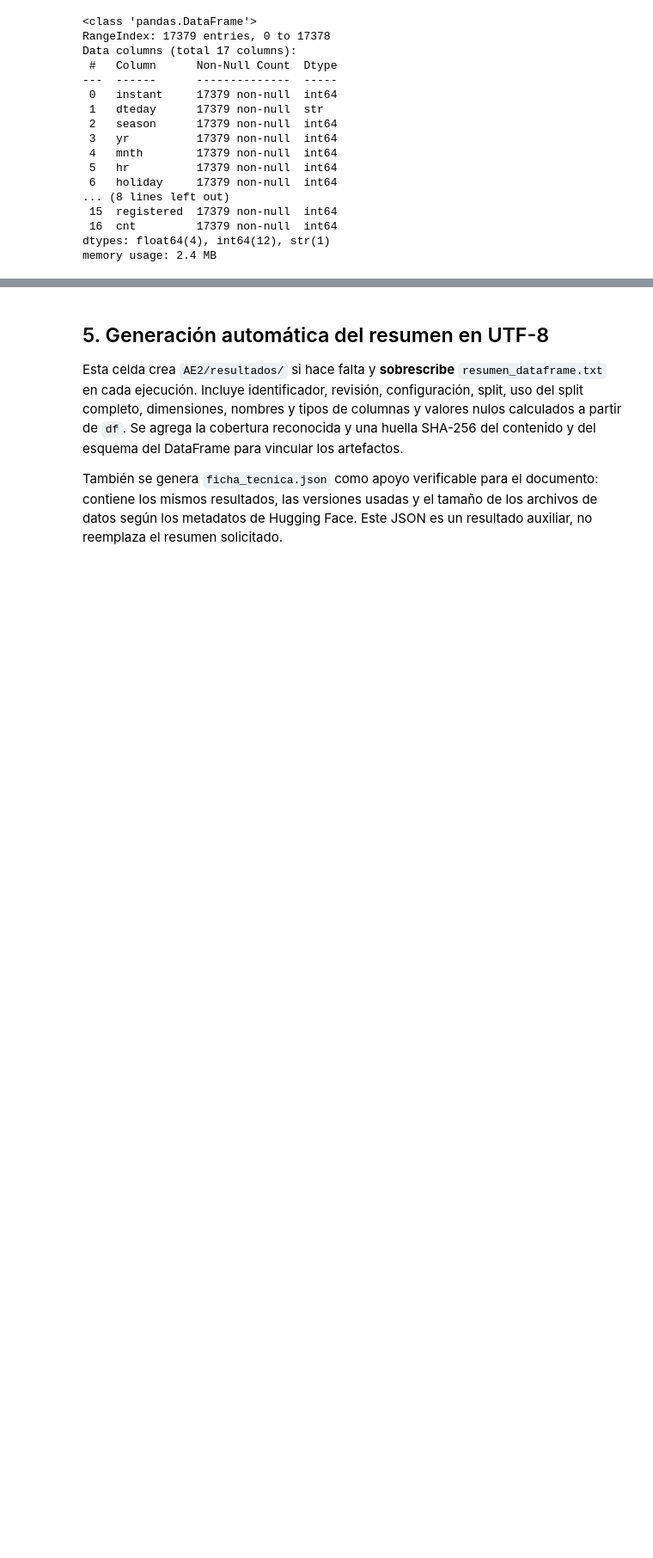
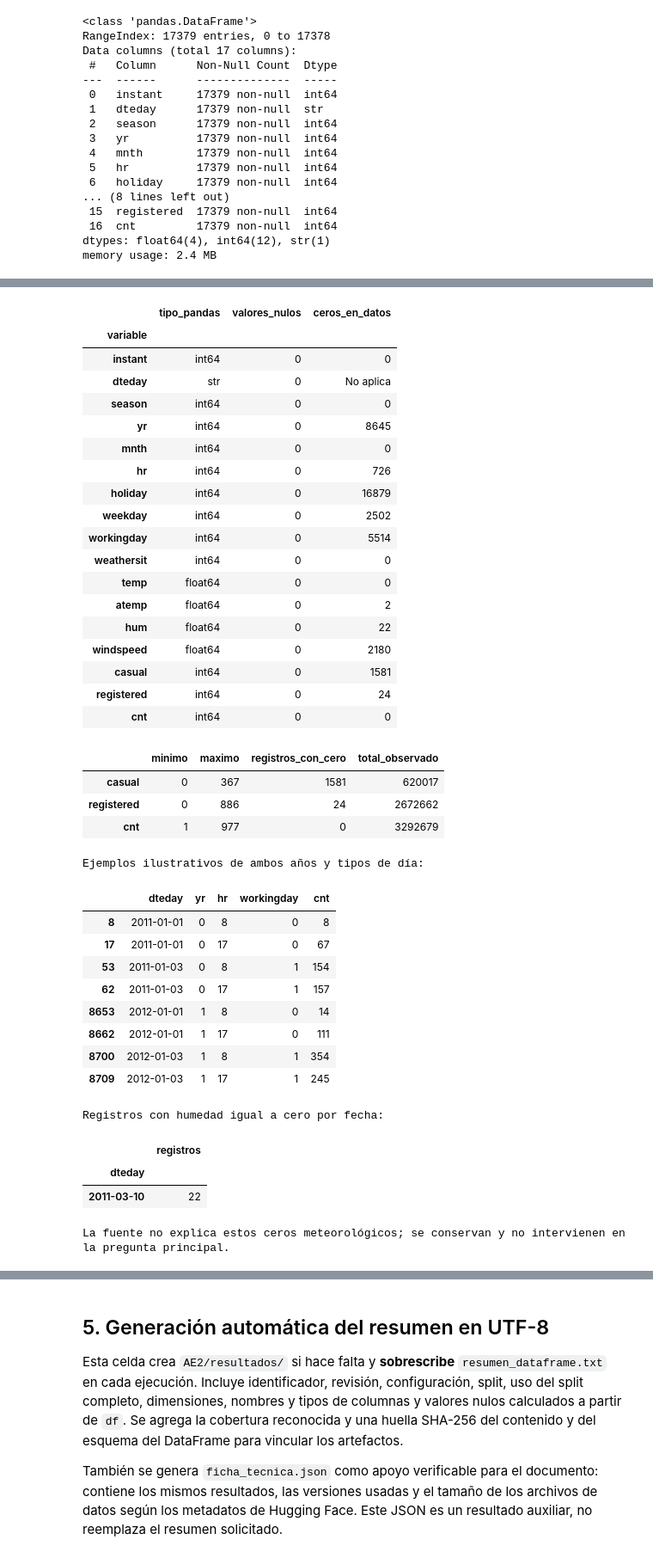
Before and after one commit to jecasadiego/proyecto-integrador-analitica-bicicletas, a Jupyter notebook: AE2/notebooks/01_reconocimiento_dataset.ipynb, the cells around one changed output, grey strips where cells are left out. Shown at 86% size. Drawn from its saved outputs; the diff is of its cells as text; code cells hidden in the pictures; blank space fills up the shorter version.

Commit message:
Aclarar ceros y verificar calidad contra la fuente original UCI

```diff
--- a/AE2/notebooks/01_reconocimiento_dataset.ipynb
+++ b/AE2/notebooks/01_reconocimiento_dataset.ipynb
@@ -172,0 +183,76 @@ memory usage: 2.4 MB
+# %%
+# Nulos y ceros se cuentan por separado: son conceptos distintos.
+ceros_numericos = df.select_dtypes(include="number").eq(0).sum()
+nulos_y_ceros = tipos_y_nulos.copy()
+nulos_y_ceros["ceros_en_datos"] = [
+    int(ceros_numericos[nombre]) if nombre in ceros_numericos.index else "No aplica"
+    for nombre in df.columns
+]
+display(nulos_y_ceros)
+
+# Los conteos de alquileres no son una columna de ceros.
+variables_conteo = ["casual", "registered", "cnt"]
+revision_conteos = pd.DataFrame({
+    "minimo": df[variables_conteo].min(),
+    "maximo": df[variables_conteo].max(),
+    "registros_con_cero": df[variables_conteo].eq(0).sum(),
+    "total_observado": df[variables_conteo].sum(),
+})
+display(revision_conteos)
+
+# Ejemplos deterministas de dos horas en cada año y tipo de día.
+ejemplos = (
+    df.loc[df["hr"].isin([8, 17]), ["dteday", "yr", "hr", "workingday", "cnt"]]
+    .groupby(["yr", "workingday"], sort=True)
+    .head(2)
+    .sort_values(["yr", "workingday", "hr"])
+)
+print("Ejemplos ilustrativos de ambos años y tipos de día:")
+display(ejemplos)
+
+# Es una señal a verificar, no una prueba de error ni una imputación.
+humedad_cero_por_fecha = (
+    df.loc[df["hum"].eq(0), "dteday"].value_counts().sort_index()
+)
+print("Registros con humedad igual a cero por fecha:")
+display(humedad_cero_por_fecha.rename("registros").to_frame())
+print("La fuente no explica estos ceros meteorológicos; se conservan y no intervienen en la pregunta principal.")
+# %% [output]
+|  | tipo_pandas | valores_nulos | ceros_en_datos |
+| variable |  |  |  |
+| instant | int64 | 0 | 0 |
+| dteday | str | 0 | No aplica |
+| season | int64 | 0 | 0 |
+| yr | int64 | 0 | 8645 |
+| mnth | int64 | 0 | 0 |
+| hr | int64 | 0 | 726 |
+| holiday | int64 | 0 | 16879 |
+| weekday | int64 | 0 | 2502 |
+| workingday | int64 | 0 | 5514 |
+| weathersit | int64 | 0 | 0 |
+| temp | float64 | 0 | 0 |
+| atemp | float64 | 0 | 2 |
+| hum | float64 | 0 | 22 |
+| windspeed | float64 | 0 | 2180 |
+| casual | int64 | 0 | 1581 |
+| registered | int64 | 0 | 24 |
+| cnt | int64 | 0 | 0 |
+|  | minimo | maximo | registros_con_cero | total_observado |
+| casual | 0 | 367 | 1581 | 620017 |
+| registered | 0 | 886 | 24 | 2672662 |
+| cnt | 1 | 977 | 0 | 3292679 |
+Ejemplos ilustrativos de ambos años y tipos de día:
+|  | dteday | yr | hr | workingday | cnt |
+| 8 | 2011-01-01 | 0 | 8 | 0 | 8 |
+| 17 | 2011-01-01 | 0 | 17 | 0 | 67 |
+| 53 | 2011-01-03 | 0 | 8 | 1 | 154 |
+| 62 | 2011-01-03 | 0 | 17 | 1 | 157 |
+| 8653 | 2012-01-01 | 1 | 8 | 0 | 14 |
+| 8662 | 2012-01-01 | 1 | 17 | 0 | 111 |
+| 8700 | 2012-01-03 | 1 | 8 | 1 | 354 |
+| 8709 | 2012-01-03 | 1 | 17 | 1 | 245 |
+Registros con humedad igual a cero por fecha:
+|  | registros |
+| dteday |  |
+| 2011-03-10 | 22 |
+La fuente no explica estos ceros meteorológicos; se conservan y no intervienen en la pregunta principal.
```
Also changed, not shown: parts of 6 cells of this notebook, 5 other files.
